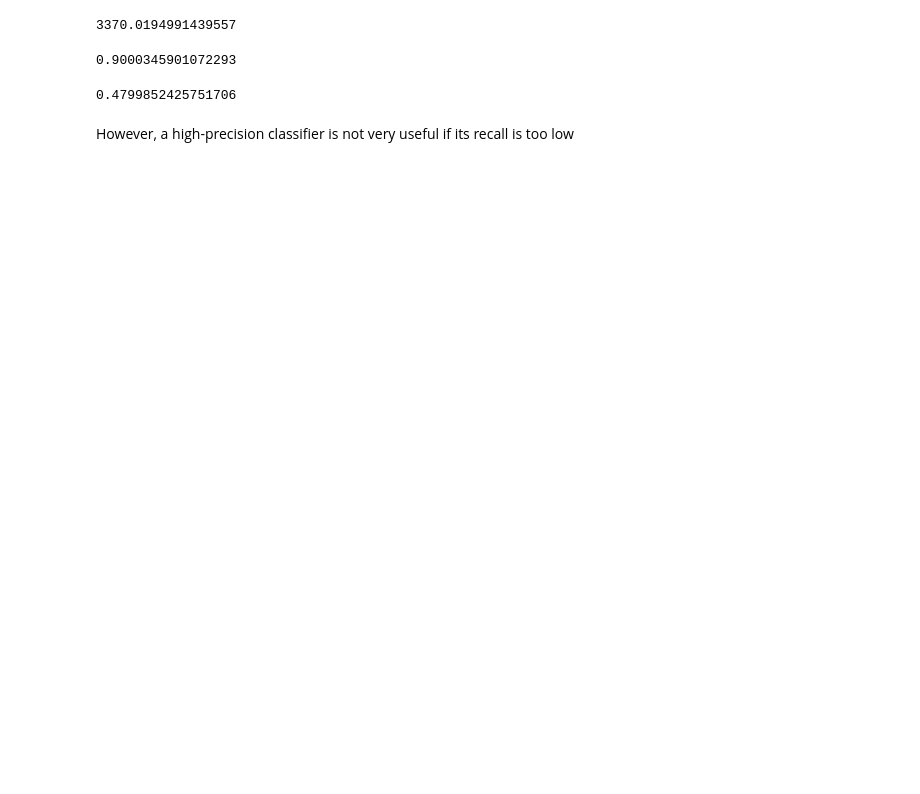
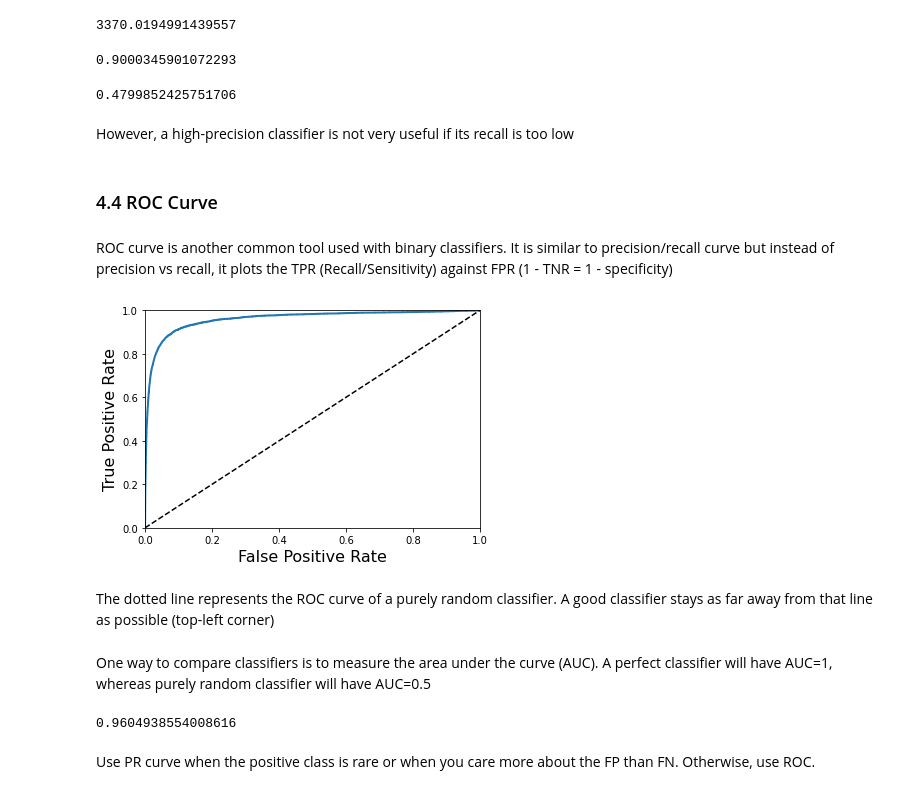
Before and after one commit to Joanna-Khek/Hands_On_ML, a Jupyter notebook: Chapter 3 - Classification/classification.ipynb, the cells around one changed output. Saved outputs shown, nothing was run; the diff lists cells and outputs as text; code cells hidden in the pictures; blank space fills up the shorter version.

```diff
--- a/Chapter 3 - Classification/classification.ipynb
+++ b/Chapter 3 - Classification/classification.ipynb
@@ -214,3 +229,34 @@ recall_score(y_train_5, y_train_pred_90)
 0.4799852425751706
 # %% [markdown]
 However, a high-precision classifier is not very useful if its recall is too low
+# %% [markdown]
+### 4.4 ROC Curve
+# %% [markdown]
+ROC curve is another common tool used with binary classifiers. It is similar to precision/recall curve but instead of precision vs recall, it plots the TPR (Recall/Sensitivity) against FPR (1 - TNR = 1 - specificity)
+# %%
+from sklearn.metrics import roc_curve
+
+fpr, tpr, threholds = roc_curve(y_train_5, y_scores)
+# %%
+def plot_roc_curve(fpr, tpr, label=None):
+    plt.plot(fpr, tpr, linewidth=2, label=label)
+    plt.plot([0, 1], [0, 1], 'k--')
+    plt.axis([0, 1, 0, 1])
+    plt.xlabel('False Positive Rate', fontsize=16)
+    plt.ylabel('True Positive Rate', fontsize=16)
+# %%
+plot_roc_curve(fpr, tpr)
+plt.show()
+# %% [output]
+[figure, added]
+# %% [markdown]
+The dotted line represents the ROC curve of a purely random classifier. A good classifier stays as far away from that line as possible (top-left corner)
+# %% [markdown]
+One way to compare classifiers is to measure the area under the curve (AUC). A perfect classifier will have AUC=1, whereas purely random classifier will have AUC=0.5
+# %%
+from sklearn.metrics import roc_auc_score
+roc_auc_score(y_train_5, y_scores)
+# %% [output]
+0.9604938554008616
+# %% [markdown]
+Use PR curve when the positive class is rare or when you care more about the FP than FN. Otherwise, use ROC.
```
Also changed, not shown: parts of 22 cells of this notebook, 2 other files.
